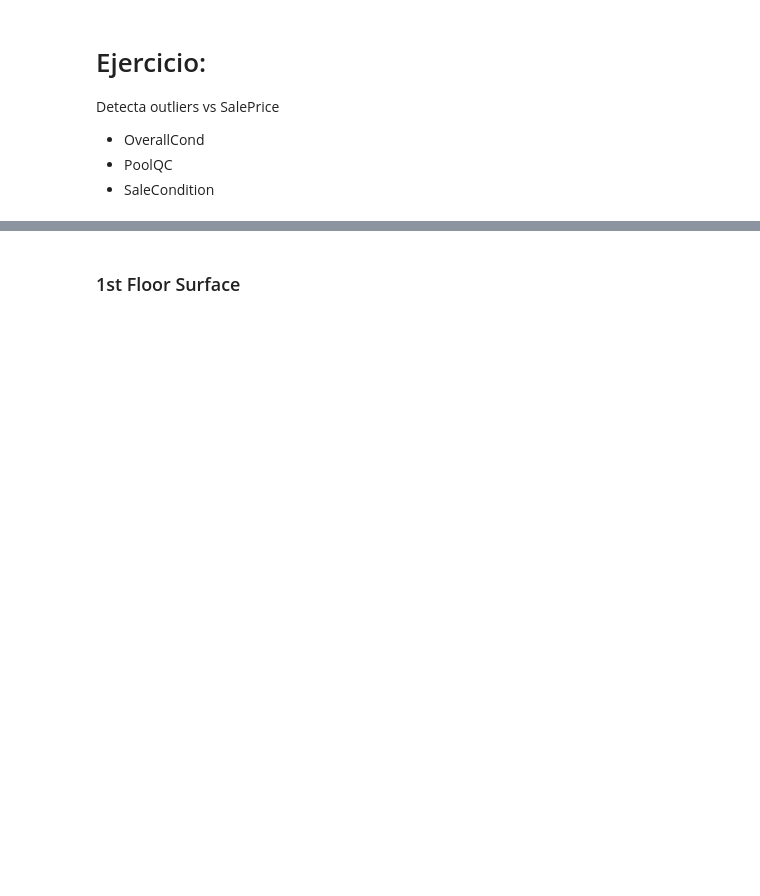
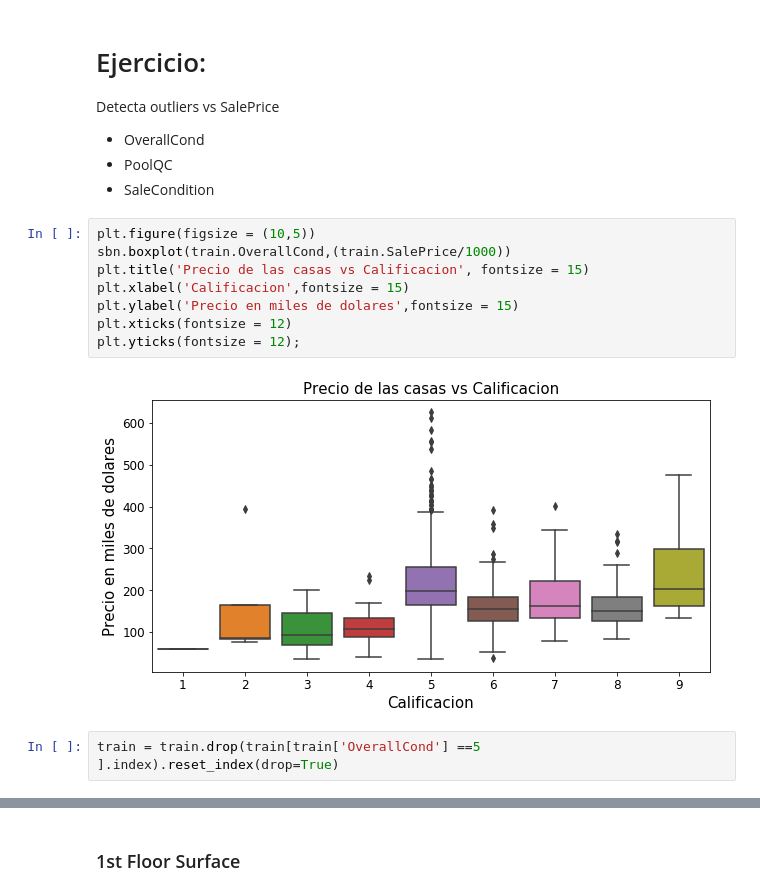
Before and after one commit to KarenJuarez/DS_1_2021-2, a Jupyter notebook: 4_0_Visualizacion_de_Datos.ipynb, the cells around one changed output, grey strips where cells are left out. Saved outputs shown, nothing was run; the diff lists cells and outputs as text; blank space fills up the shorter version.

```diff
--- a/4_0_Visualizacion_de_Datos.ipynb
+++ b/4_0_Visualizacion_de_Datos.ipynb
@@ -380,3 +622,15 @@ Detecta outliers vs SalePrice
 * OverallCond
 * PoolQC
 * SaleCondition
+# %%
+plt.figure(figsize = (10,5))
+sbn.boxplot(train.OverallCond,(train.SalePrice/1000))
+plt.title('Precio de las casas vs Calificacion', fontsize = 15)
+plt.xlabel('Calificacion',fontsize = 15)
+plt.ylabel('Precio en miles de dolares',fontsize = 15)
+plt.xticks(fontsize = 12)
+plt.yticks(fontsize = 12);
+# %% [output]
+[figure, added]
+# %%
+train = train.drop(train[train['OverallCond'] ==5 ].index).reset_index(drop=True)
```
Also changed, not shown: parts of 77 cells of this notebook, 13 other files.
